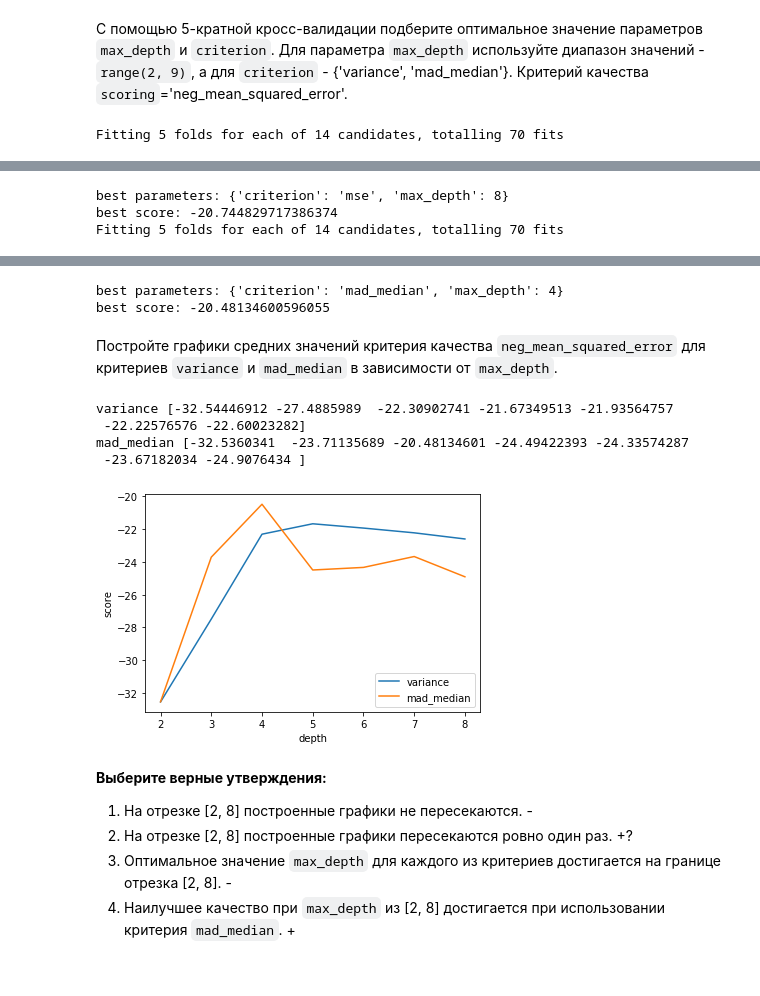
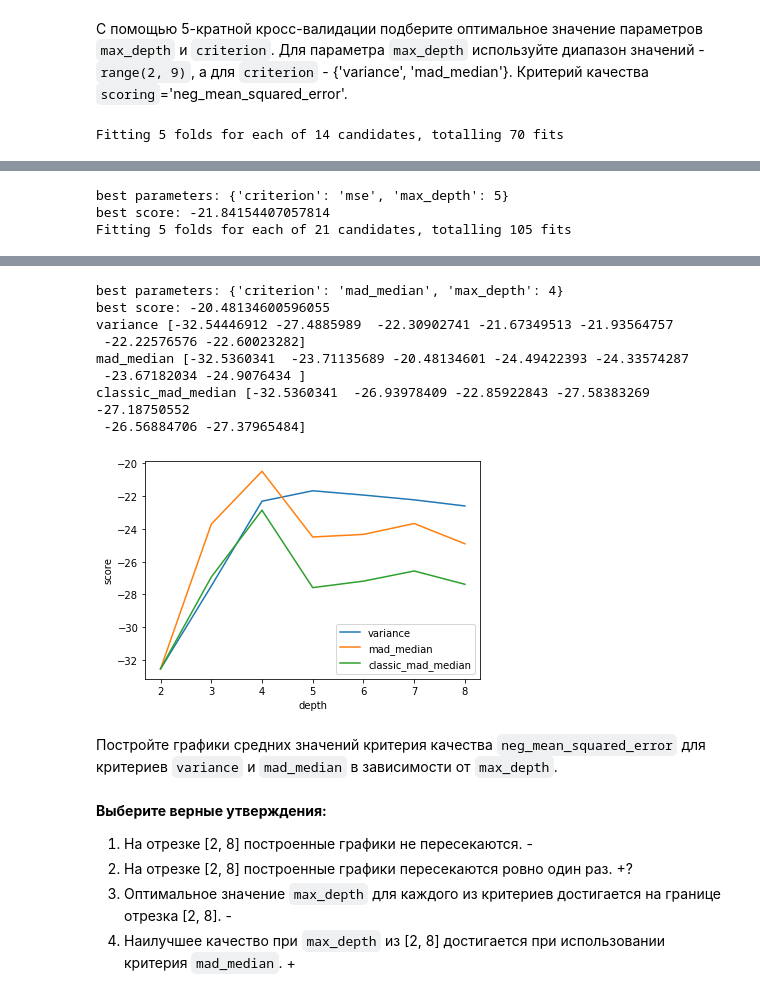
Before and after one commit to easterprince/Machine-Learning-Introduction, a Jupyter notebook: materials/homeworks/2_decision_tree_knn/hw3_optional_implement_dt.ipynb, the cells around one changed output, grey strips where cells are left out. Drawn from its saved outputs; the diff is of its cells as text; code cells hidden in the pictures.

```diff
--- a/materials/homeworks/2_decision_tree_knn/hw3_optional_implement_dt.ipynb
+++ b/materials/homeworks/2_decision_tree_knn/hw3_optional_implement_dt.ipynb
@@ -178,27 +274,2 @@ best score: 0.8636047320807237
 # %% [markdown]
 Постройте графики средних значений критерия качества `accuracy` для критериев `gini` и `entropy` в зависимости от `max_depth`.
-# %%
-def visualize_tree_grid_results(tree_grid):
-    depths = [params['max_depth'] for params in tree_grid.cv_results_['params']]
-    criterions = [params['criterion'] for params in tree_grid.cv_results_['params']]
-    scores = np.array(tree_grid.cv_results_['mean_test_score'])
-
-    separated_depths = {}
-    separated_scores = {}
-    for depth, criterion, score in zip(depths, criterions, scores):
-        if criterion not in separated_depths:
-            separated_depths[criterion] = list()
-            separated_scores[criterion] = list()
-        separated_depths[criterion].append(depth)
-        separated_scores[criterion].append(score)
-    for criterion in separated_depths:
-        rearrange = np.argsort(separated_depths[criterion])
-        separated_depths[criterion] = np.array(separated_depths[criterion])[rearrange]
-        separated_scores[criterion] = np.array(separated_scores[criterion])[rearrange]
-
-    for criterion in separated_depths:
-        print(criterion, separated_scores[criterion])
-        plt.plot(separated_depths[criterion], separated_scores[criterion])
-    plt.legend(separated_depths.keys())
-    plt.xlabel('depth')
-    plt.ylabel('score')
@@ -310,7 +373,7 @@ print('best score: {0}'.format(tree_grid.best_score_))
 
 
 tree_params = {'max_depth': list(range(2, 9)),
-               'criterion': ['variance', 'mad_median']}
+               'criterion': ['variance', 'mad_median', 'classic_mad_median']}
 
 decisionTree = DecisionTree()
 tree_grid = GridSearchCV(decisionTree, tree_params, cv = 5, n_jobs = -1,
@@ -318,6 +381,8 @@ tree_grid = GridSearchCV(decisionTree, tree_params, cv = 5, n_jobs = -1,
 tree_grid.fit(train_X, train_y)
 print('best parameters: {0}'.format(tree_grid.best_params_))
 print('best score: {0}'.format(tree_grid.best_score_))
+
+visualize_tree_grid_results(tree_grid)
 # %% [output]
 Fitting 5 folds for each of 14 candidates, totalling 70 fits
 [Parallel(n_jobs=-1)]: Using backend LokyBackend with 4 concurrent workers.
@@ -325,4 +390,4 @@ Fitting 5 folds for each of 14 candidates, totalling 70 fits
 [Parallel(n_jobs=-1)]: Using backend LokyBackend with 4 concurrent workers.
-best parameters: {'criterion': 'mse', 'max_depth': 8}
-best score: -20.744829717386374
-Fitting 5 folds for each of 14 candidates, totalling 70 fits
+best parameters: {'criterion': 'mse', 'max_depth': 5}
+best score: -21.84154407057814
+Fitting 5 folds for each of 21 candidates, totalling 105 fits
@@ -330,15 +396,14 @@ Fitting 5 folds for each of 14 candidates, totalling 70 fits
 best parameters: {'criterion': 'mad_median', 'max_depth': 4}
 best score: -20.48134600596055
+variance [-32.54446912 -27.4885989  -22.30902741 -21.67349513 -21.93564757
+ -22.22576576 -22.60023282]
+mad_median [-32.5360341  -23.71135689 -20.48134601 -24.49422393 -24.33574287
+ -23.67182034 -24.9076434 ]
+classic_mad_median [-32.5360341  -26.93978409 -22.85922843 -27.58383269 -27.18750552
+ -26.56884706 -27.37965484]
+[figure, added]
 # %% [markdown]
 Постройте графики средних значений критерия качества `neg_mean_squared_error` для критериев `variance` и `mad_median` в зависимости от `max_depth`.
-# %%
-visualize_tree_grid_results(tree_grid)
-# %% [output]
-variance [-32.54446912 -27.4885989  -22.30902741 -21.67349513 -21.93564757
- -22.22576576 -22.60023282]
-mad_median [-32.5360341  -23.71135689 -20.48134601 -24.49422393 -24.33574287
- -23.67182034 -24.9076434 ]
-[figure, removed]
 # %% [markdown]
 **Выберите верные утверждения:**
 1. На отрезке [2, 8] построенные графики не пересекаются. -
```
Also changed, not shown: parts of 13 cells of this notebook, 1 other file.
